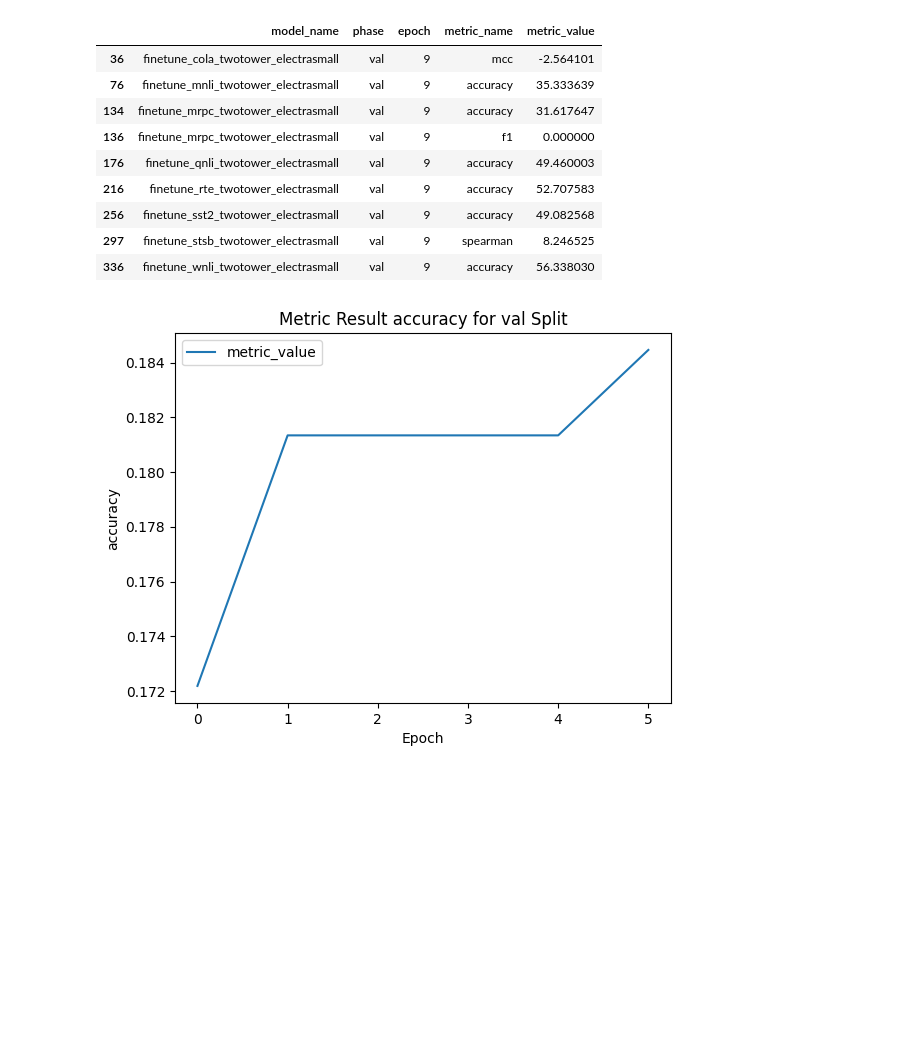
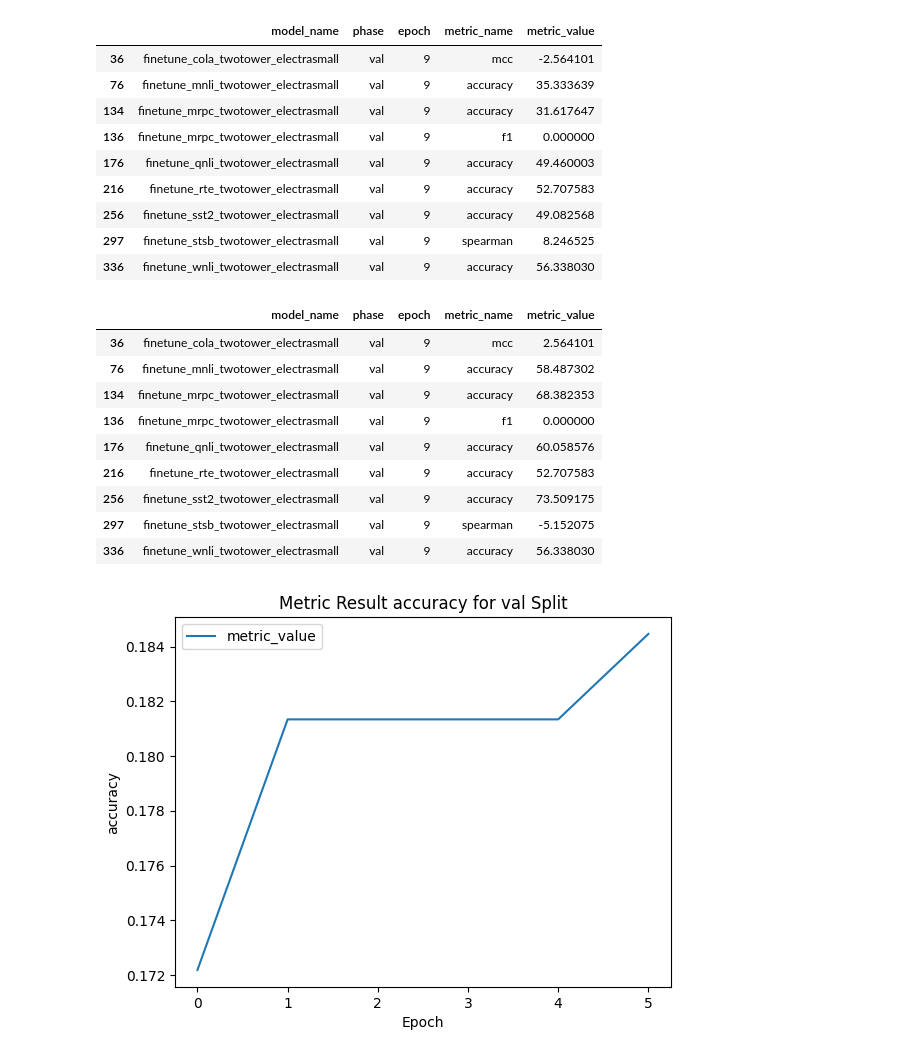
Before and after one commit to Adam-Torek/Renaissance-WAC, a Jupyter notebook: results_viewer.ipynb, the cells around one changed output. Drawn from its saved outputs; the diff is of its cells as text; code cells hidden in the pictures; blank space fills up the shorter version.

Commit message:
visualized results from models with WAC embeddings

```diff
--- a/results_viewer.ipynb
+++ b/results_viewer.ipynb
@@ -113,6 +113,21 @@ glue_embedding_results[(glue_embedding_results["epoch"] == 9) & (glue_embedding_
 | 256 | finetune_sst2_twotower_electrasmall | val | 9 | accuracy | 49.082568 |
 | 297 | finetune_stsb_twotower_electrasmall | val | 9 | spearman | 8.246525 |
 | 336 | finetune_wnli_twotower_electrasmall | val | 9 | accuracy | 56.338030 |
+# %%
+glue_two_sizes_results = pd.read_csv("glue_results/glue_two_sizes_wac_embeddings/glue.csv")
+glue_two_sizes_results["metric_value"] = glue_two_sizes_results["metric_value"] * 100
+glue_two_sizes_results[(glue_two_sizes_results["epoch"] == 9) & (glue_two_sizes_results["phase"] == "val") & (glue_two_sizes_results["metric_name"] != "loss")]
+# %% [output]
+|  | model_name | phase | epoch | metric_name | metric_value |
+| 36 | finetune_cola_twotower_electrasmall | val | 9 | mcc | 2.564101 |
+| 76 | finetune_mnli_twotower_electrasmall | val | 9 | accuracy | 58.487302 |
+| 134 | finetune_mrpc_twotower_electrasmall | val | 9 | accuracy | 68.382353 |
+| 136 | finetune_mrpc_twotower_electrasmall | val | 9 | f1 | 0.000000 |
+| 176 | finetune_qnli_twotower_electrasmall | val | 9 | accuracy | 60.058576 |
+| 216 | finetune_rte_twotower_electrasmall | val | 9 | accuracy | 52.707583 |
+| 256 | finetune_sst2_twotower_electrasmall | val | 9 | accuracy | 73.509175 |
+| 297 | finetune_stsb_twotower_electrasmall | val | 9 | spearman | -5.152075 |
+| 336 | finetune_wnli_twotower_electrasmall | val | 9 | accuracy | 56.338030 |
 # %%
 def plot_test_results(test_df):
     phases = list(test_df["phase"].unique())
```
